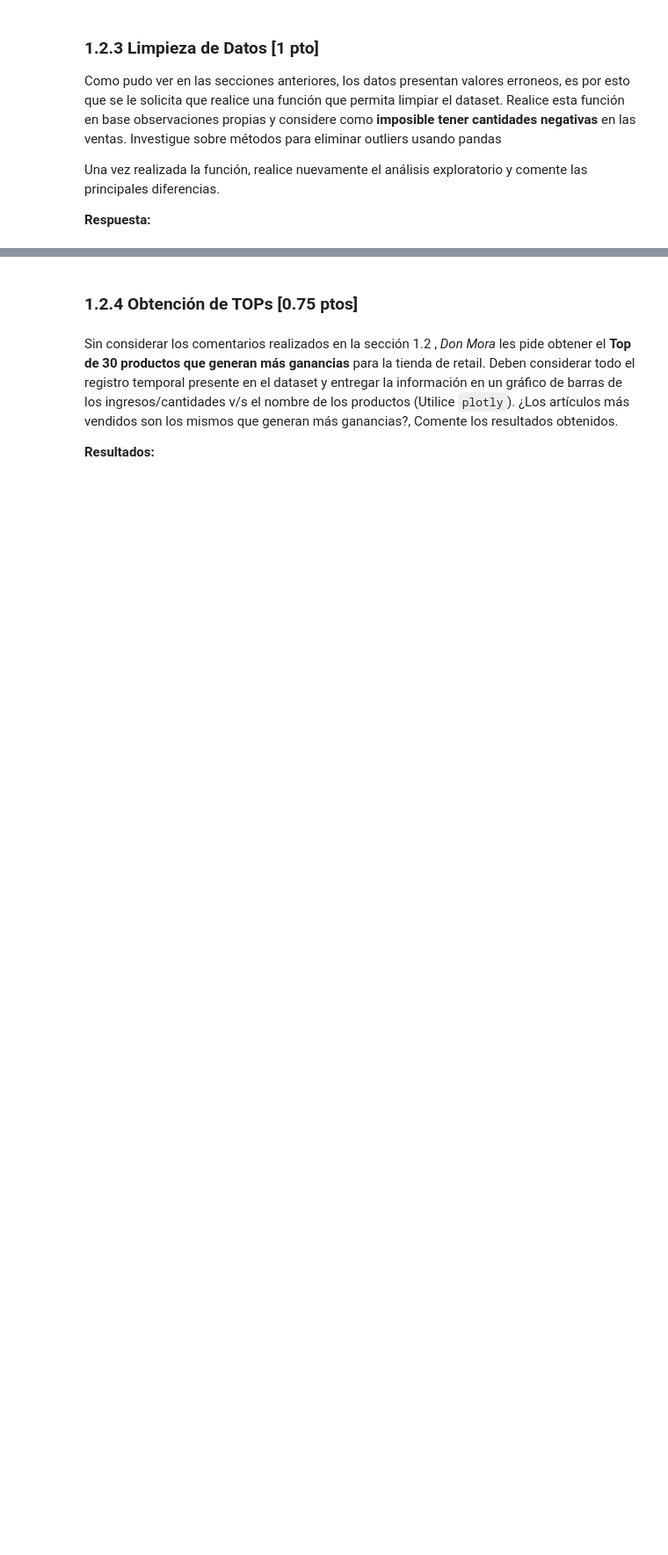
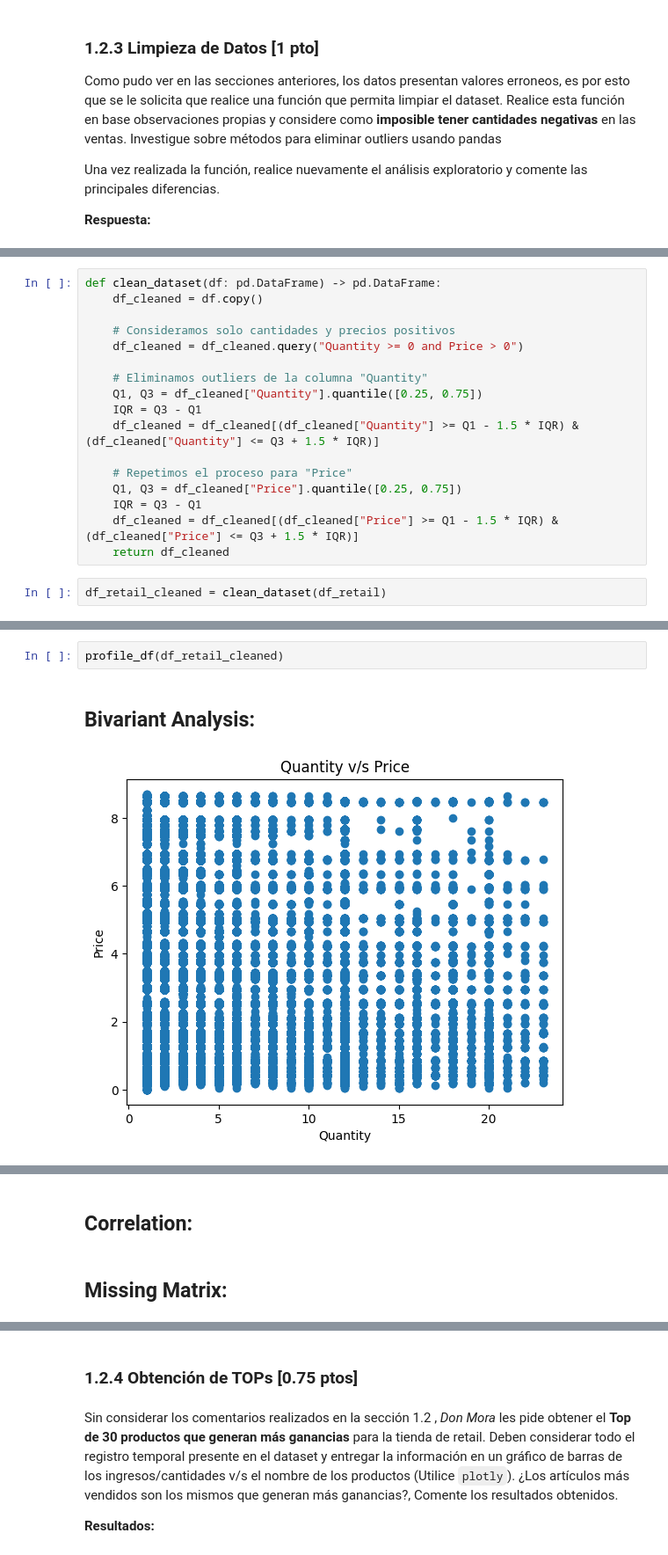
Before and after one commit to enzo-toledo/MDS7202, a Jupyter notebook: labs/lab_4/Lab4_Enunciado.ipynb, the cells around one changed output, grey strips where cells are left out. Shown at 88% size. Saved outputs shown, nothing was run; the diff lists cells and outputs as text; blank space fills up the shorter version.

```diff
--- a/labs/lab_4/Lab4_Enunciado.ipynb
+++ b/labs/lab_4/Lab4_Enunciado.ipynb
@@ -499,0 +506,19 @@ Una vez realizada la función, realice nuevamente el análisis exploratorio y co
+# %%
+def clean_dataset(df: pd.DataFrame) -> pd.DataFrame:
+    df_cleaned = df.copy()
+
+    # Consideramos solo cantidades y precios positivos
+    df_cleaned = df_cleaned.query("Quantity >= 0 and Price > 0")
+
+    # Eliminamos outliers de la columna "Quantity"
+    Q1, Q3 = df_cleaned["Quantity"].quantile([0.25, 0.75])
+    IQR = Q3 - Q1
+    df_cleaned = df_cleaned[(df_cleaned["Quantity"] >= Q1 - 1.5 * IQR) & (df_cleaned["Quantity"] <= Q3 + 1.5 * IQR)]
+
+    # Repetimos el proceso para "Price"
+    Q1, Q3 = df_cleaned["Price"].quantile([0.25, 0.75])
+    IQR = Q3 - Q1
+    df_cleaned = df_cleaned[(df_cleaned["Price"] >= Q1 - 1.5 * IQR) & (df_cleaned["Price"] <= Q3 + 1.5 * IQR)]
+    return df_cleaned
+# %%
+df_retail_cleaned = clean_dataset(df_retail)
@@ -499,0 +580,5 @@ Una vez realizada la función, realice nuevamente el análisis exploratorio y co
+# %%
+profile_df(df_retail_cleaned)
+# %% [output]
+## Bivariant Analysis:
+[figure, added]
@@ -499,0 +587,2 @@ Una vez realizada la función, realice nuevamente el análisis exploratorio y co
+## Correlation:
+## Missing Matrix:
```
Also changed, not shown: parts of 22 cells of this notebook.
